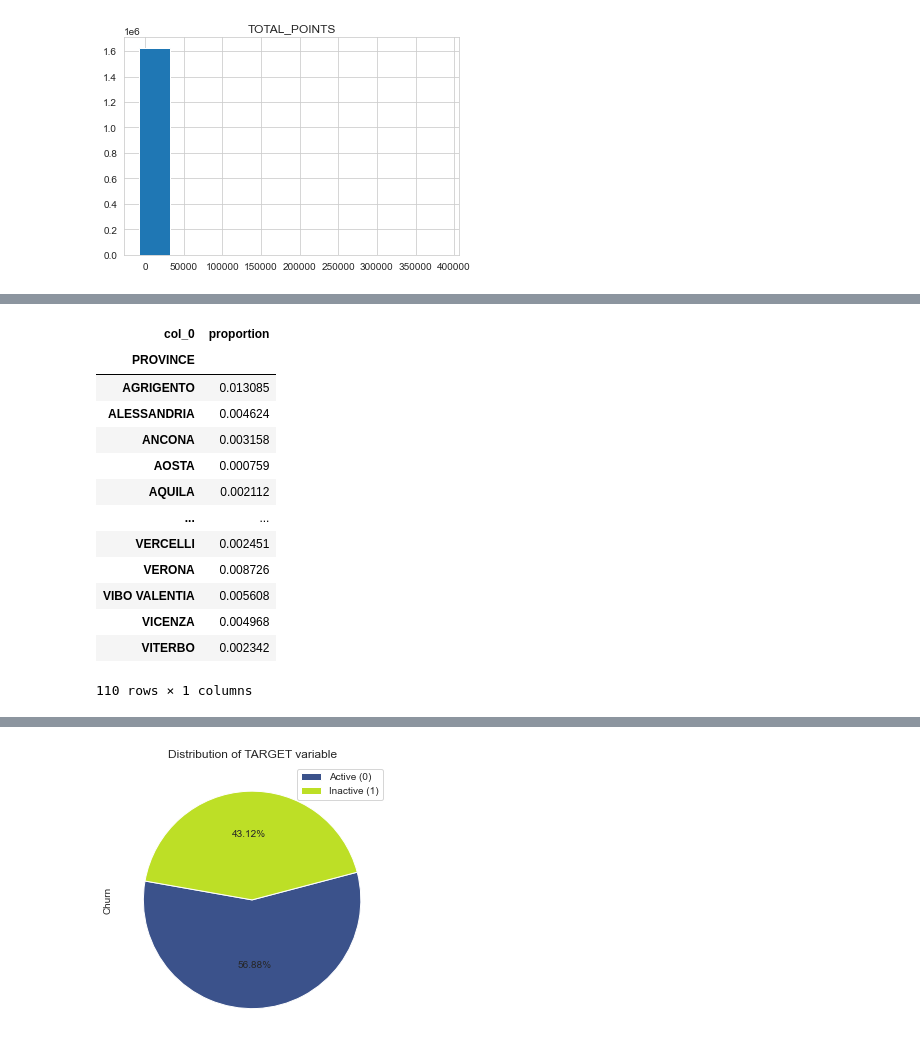
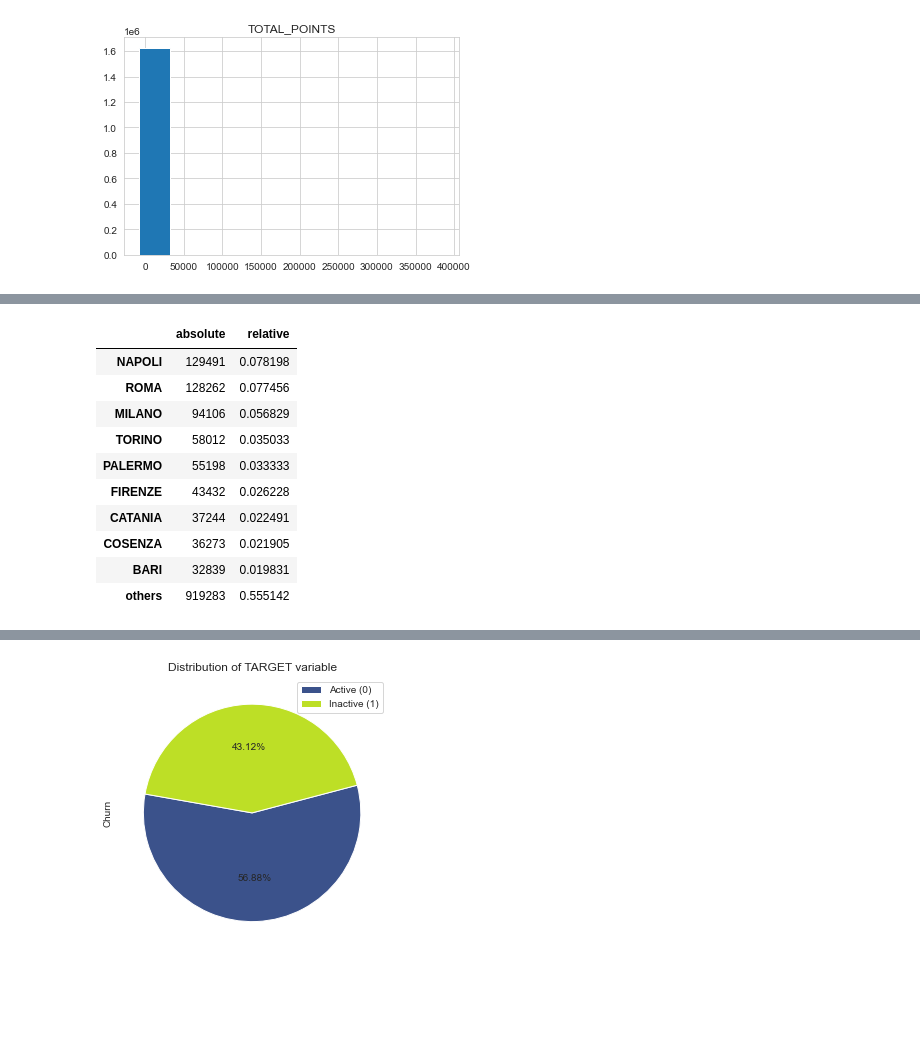
Before and after one commit to Alantjee/GBACDutchieVita, a Jupyter notebook: Churn Notebook.ipynb, the cells around one changed output, grey strips where cells are left out. Drawn from its saved outputs; the diff is of its cells as text; code cells hidden in the pictures; blank space fills up the shorter version.

```diff
--- a/Churn Notebook.ipynb
+++ b/Churn Notebook.ipynb
@@ -329,6 +347,37 @@ dfnew.hist(column='TOTAL_POINTS')
 array([[<AxesSubplot:title={'center':'TOTAL_POINTS'}>]], dtype=object)
 [figure]
 # %%
-tab = pd.crosstab(index=dfnew['SEX'], columns='proportion')
-tab/tab.sum()
+def get_frequencies(series: pd.Series, n_categories: int = None,
+                    bins: int = None, dropna: bool = True
+                    ) -> pd.DataFrame:
+    """Return a DataFrame displaying the series frequencies.
+
+    Parameters
+    ----------
+    series: pd.Series
+        The series for which frequencies are to be computed.
+    n_categories: int, optional
+        Maximum number of categories to return in output.
+        Low-frequency categories will be grouped together to
+        reach this threshold.
+
+    """
+    vc = series.value_counts(ascending=False,
+                             bins=bins,
+                             dropna=dropna
+                             )
+    if n_categories is not None:
+        if not isinstance(n_categories, int) or n_categories <= 0:
+            raise TypeError('n_categories should be a strictly positive integer')
+        if n_categories < len(vc):
+            freq_others = vc.iloc[n_categories - 1:].sum()
+            vc = vc.iloc[:n_categories - 1]\
+                   .append(pd.Series({'others': freq_others}))
+    return pd.DataFrame({'absolute': vc,
+                         'relative': vc / len(series),
+                         },
+                        index=vc.index
+                        )
+#proportion of males and females in our database
+get_frequencies(dfnew['SEX'], n_categories=5)
 # %% [output]
@@ -361,19 +397,16 @@ tab/tab.sum()
 # %%
-tab = pd.crosstab(index=dfnew['PROVINCE'], columns='proportion')
-tab/tab.sum()
+#proportion for each province where our clients come from
+get_frequencies(dfnew['PROVINCE'], n_categories=10)
 # %% [output]
-| col_0 | proportion |
-| PROVINCE |  |
-| AGRIGENTO | 0.013085 |
-| ALESSANDRIA | 0.004624 |
-| ANCONA | 0.003158 |
-| AOSTA | 0.000759 |
-| AQUILA | 0.002112 |
-| ... | ... |
-| VERCELLI | 0.002451 |
-| VERONA | 0.008726 |
-| VIBO VALENTIA | 0.005608 |
-| VICENZA | 0.004968 |
-| VITERBO | 0.002342 |
+|  | absolute | relative |
+| NAPOLI | 129491 | 0.078198 |
+| ROMA | 128262 | 0.077456 |
+| MILANO | 94106 | 0.056829 |
+| TORINO | 58012 | 0.035033 |
+| PALERMO | 55198 | 0.033333 |
+| FIRENZE | 43432 | 0.026228 |
+| CATANIA | 37244 | 0.022491 |
+| COSENZA | 36273 | 0.021905 |
+| BARI | 32839 | 0.019831 |
+| others | 919283 | 0.555142 |
-110 rows × 1 columns
 # %%
```
Also changed, not shown: parts of 40 cells of this notebook, 2 other files.
